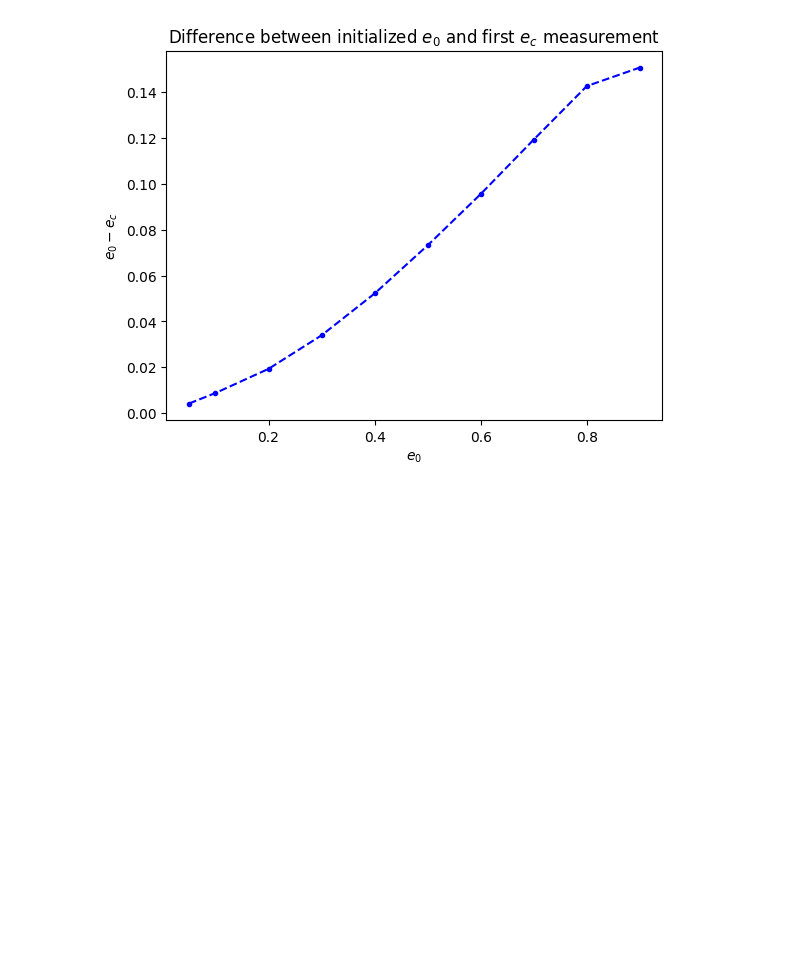
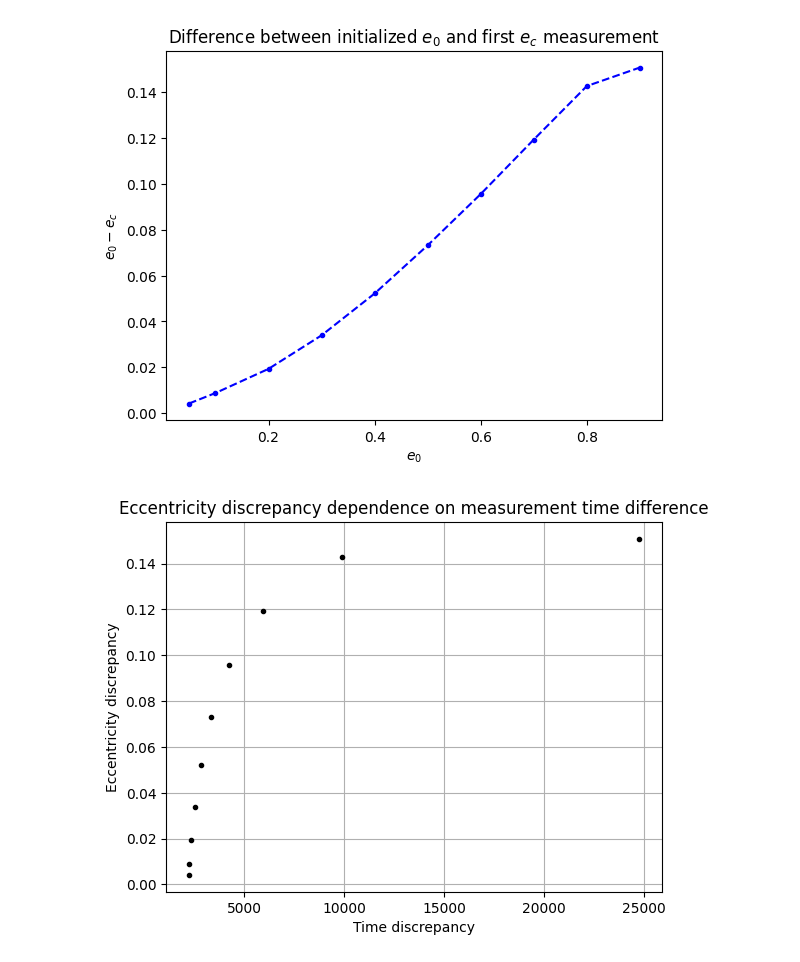
Before and after one commit to anyjamesokay/ugradthesis, a Jupyter notebook: SDSwaveform_ecctest.ipynb, the cells around one changed output. Saved outputs shown, nothing was run; the diff lists cells and outputs as text; code cells hidden in the pictures; blank space fills up the shorter version.

Commit message:
t vs e discrepancy charted

```diff
--- a/SDSwaveform_ecctest.ipynb
+++ b/SDSwaveform_ecctest.ipynb
@@ -381,3 +381,12 @@ plt.title(r"Difference between initialized $e_0$ and first $e_c$ measurement")
   9881.97619361 24764.95248519]
 Text(0.5, 1.0, 'Difference between initialized $e_0$ and first $e_c$ measurement')
 [figure]
+# %%
+plt.plot(tccollect, abs(ec0coll-eccollect), 'k.')
+# plt.yscale('log')
+plt.title('Eccentricity discrepancy dependence on measurement time difference')
+plt.xlabel('Time discrepancy')
+plt.ylabel('Eccentricity discrepancy')
+plt.grid(True)
+# %% [output]
+[figure, added]
```
